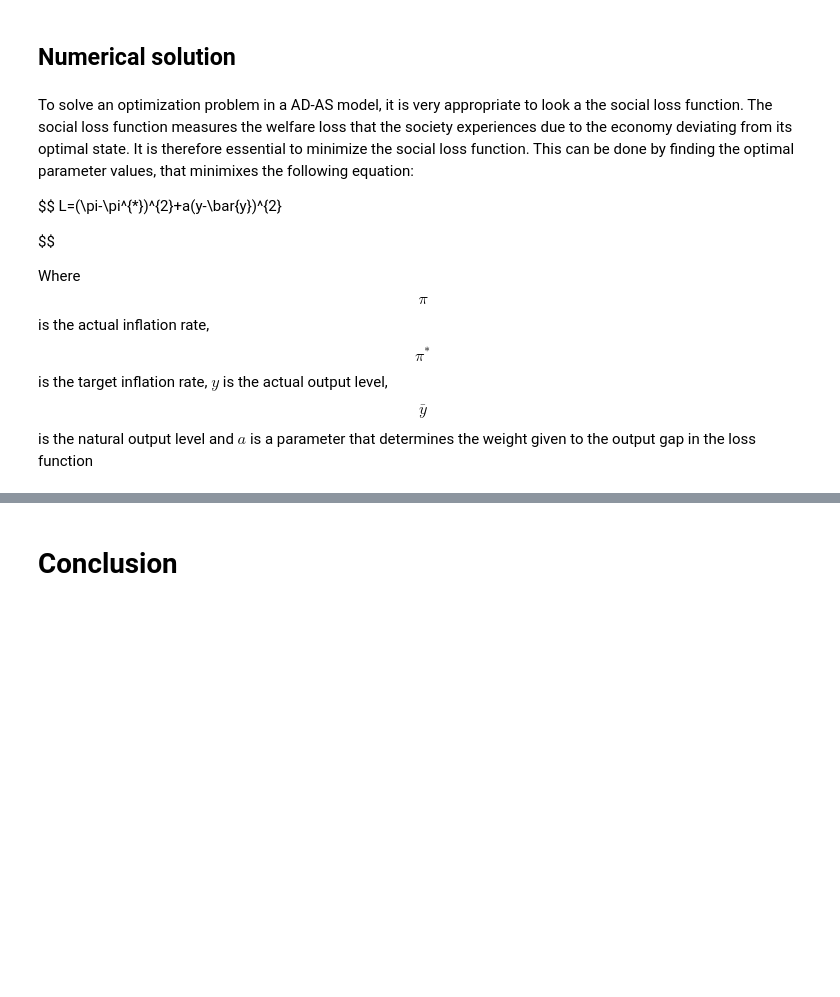
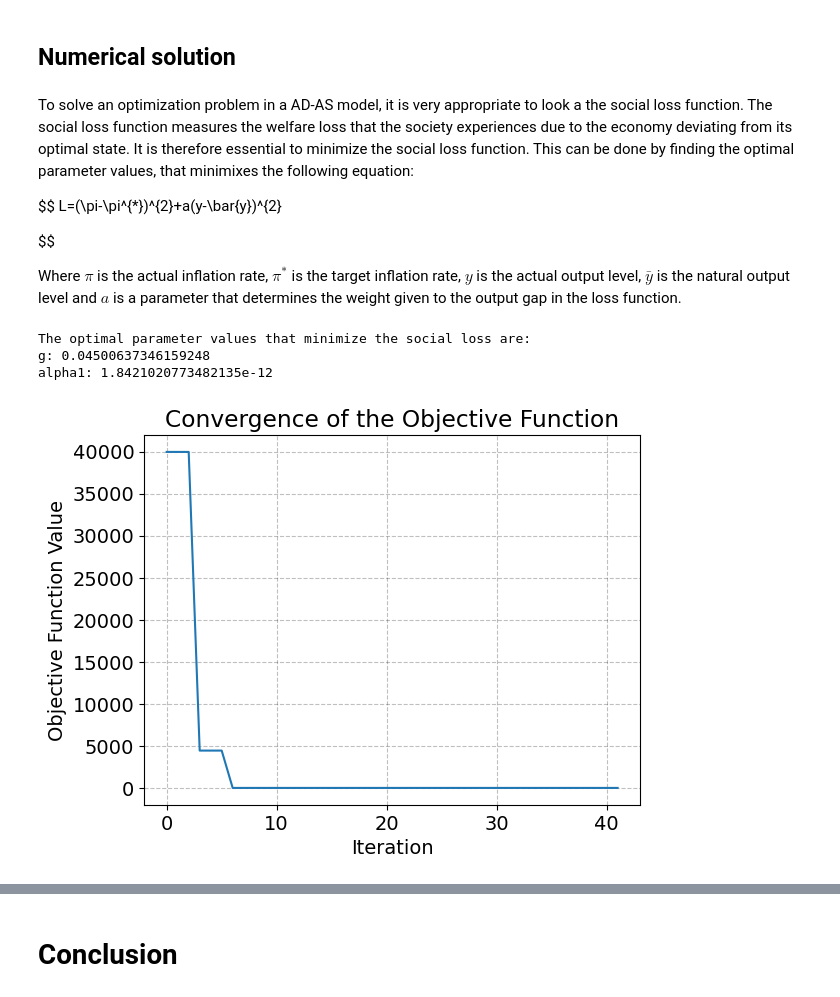
Before and after one commit to NumEconCopenhagen/projects-2023-lnp953, a Jupyter notebook: modelproject/modelproject.ipynb, the cells around one changed output, grey strips where cells are left out. Cells and saved outputs as stored; diff of their text form; code cells hidden in the pictures; blank space fills up the shorter version.

```diff
--- a/modelproject/modelproject.ipynb
+++ b/modelproject/modelproject.ipynb
@@ -172,5 +175,59 @@ L=(\pi-\pi^{*})^{2}+a(y-\bar{y})^{2}
 
 $$
 
-Where $$\pi$$ is the actual inflation rate, $$\pi^{*}$$ is the target inflation rate, $y$ is the actual output level, $$\bar{y}$$ is the natural output level and $a$ is a parameter that determines the weight given to the output gap in the loss function
+Where $\pi$ is the actual inflation rate, $\pi^{*}$ is the target inflation rate, $y$ is the actual output level, $\bar{y}$ is the natural output level and $a$ is a parameter that determines the weight given to the output gap in the loss function.
+# %%
+# Fixing the parameter values
+pi = 0.02
+b = 0.5
+alpha2 = 1
+h = 0.5
+s = 0
+y_bar = 100
+pi_star = 0.02
+gamma = 0.5
+
+# Defining the social loss function with fixed parameters
+def social_loss(args):
+    g, alpha1 = args
+    y = ss_func(pi, g, b, alpha1, alpha2, h, s, y_bar, pi_star, gamma)
+    return (y_bar - y) ** 2 + (pi_star - pi) ** 2
+
+# Initial values for the varying parameters
+initial_g = 0.03
+initial_alpha1 = 1.5
+
+# Optimizing the social loss function with respect to g and alpha1 using the trust-constr method
+optimal_par_gh = opt.minimize(social_loss, [initial_g, initial_alpha1], method='trust-constr')
+
+print("The optimal parameter values that minimize the social loss are:")
+print("g:", optimal_par_gh.x[0])
+print("alpha1:", optimal_par_gh.x[1])
+# %% [output]
+The optimal parameter values that minimize the social loss are:
+g: 0.04500637346159248
+alpha1: 1.8421020773482135e-12
+# %%
+import matplotlib.pyplot as plt
+
+# Perform the optimization and collect the objective function values
+history = []
+
+def social_loss(args):
+    g, alpha1 = args
+    y = ss_func(pi, g, b, alpha1, alpha2, h, s, y_bar, pi_star, gamma)
+    loss = (y_bar - y) ** 2 + (pi_star - pi) ** 2
+    history.append(loss)  # Collect the objective function value
+    return loss
+
+optimal_par_gh = opt.minimize(social_loss, [initial_g, initial_alpha1], method='trust-constr')
+
+# Plot the convergence of the objective function
+plt.plot(history)
+plt.xlabel("Iteration")
+plt.ylabel("Objective Function Value")
+plt.title("Convergence of the Objective Function")
+plt.show()
+# %% [output]
+[figure, added]
 # %%
```
Also changed, not shown: parts of 2 cells of this notebook, 2 other files.
